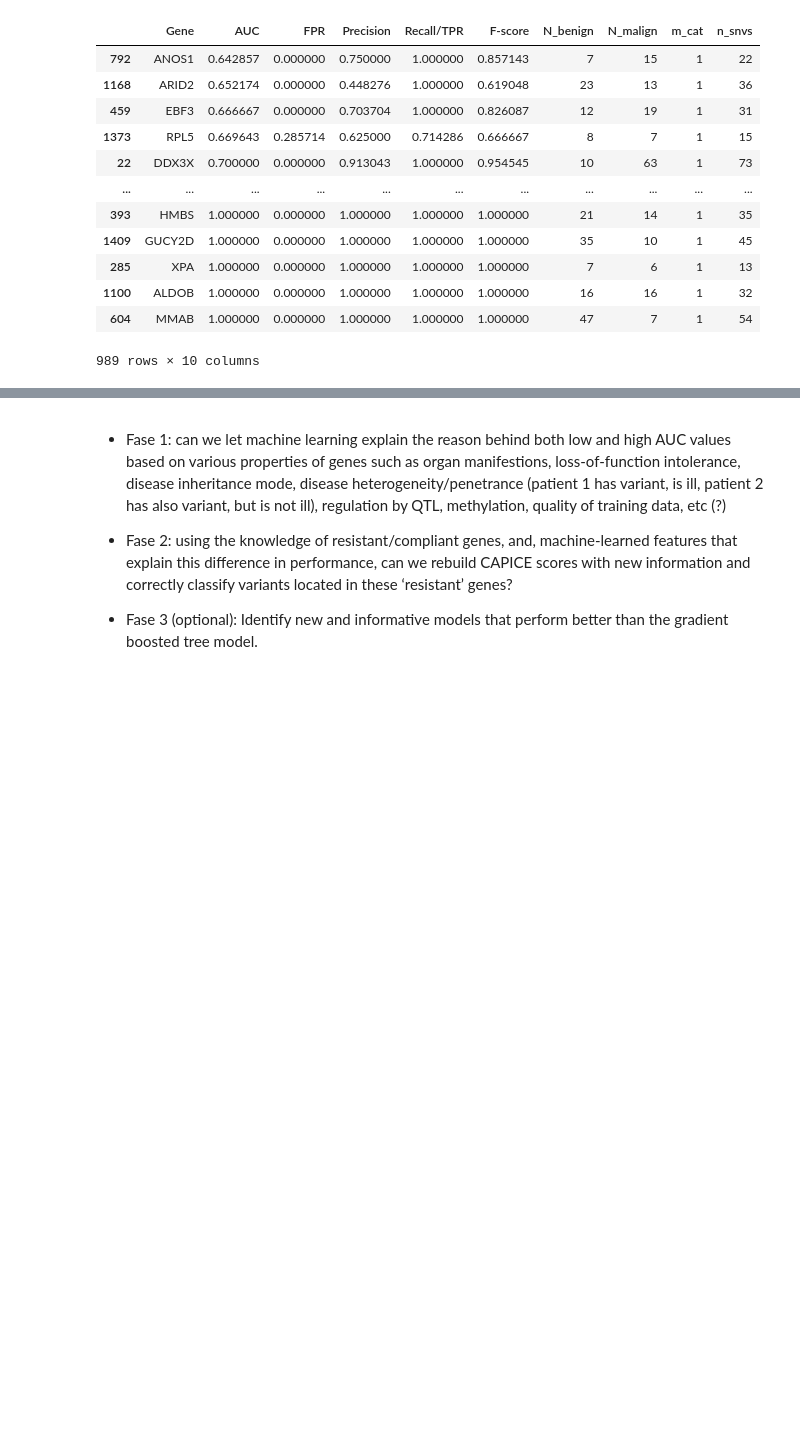
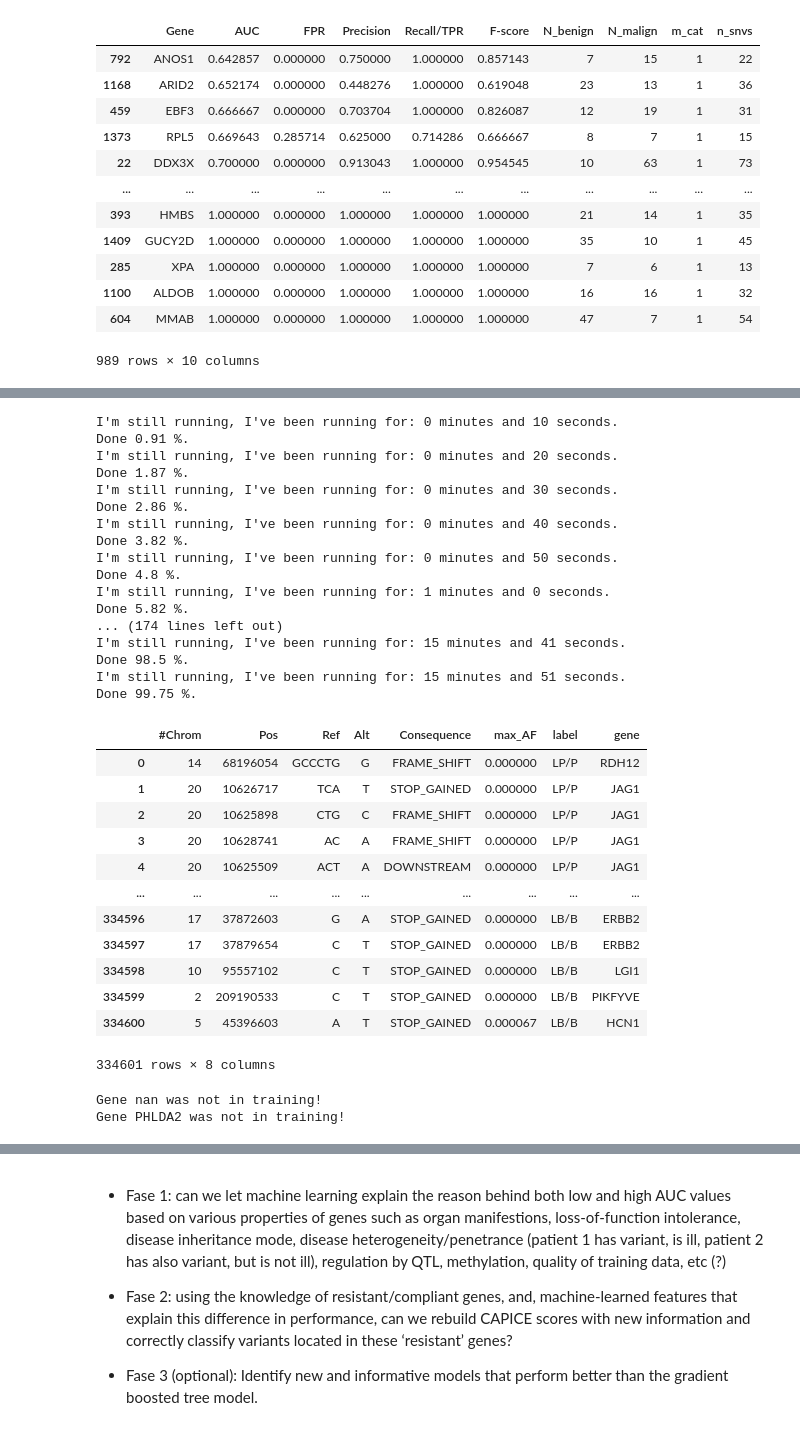
Before and after one commit to SietsmaRJ/dsls_master_thesis, a Jupyter notebook: side_scripts/detailed_data_visualization.ipynb, the cells around one changed output, grey strips where cells are left out. Saved outputs shown, nothing was run; the diff lists cells and outputs as text; code cells hidden in the pictures; blank space fills up the shorter version.

```diff
--- a/side_scripts/detailed_data_visualization.ipynb
+++ b/side_scripts/detailed_data_visualization.ipynb
@@ -523,0 +504,4 @@ plain_data.sort_values(by=['AUC'])
+# %%
+# Load in train data
+train_data = pd.read_csv(read_loc+"train.txt", sep='\t',header=0)
+train_data.head()
@@ -523,0 +515,3 @@ plain_data.sort_values(by=['AUC'])
+# %%
+genes = pd.read_csv(read_loc+'agilent_compressed.csv', header=0,index_col=0)
+genes.head()
@@ -523,0 +525,70 @@ plain_data.sort_values(by=['AUC'])
+# %%
+def genes_in_dataset(dataset, genes):
+    dataset['gene'] = np.NaN
+    time_before_whileloop = time.time()
+    total_rows = genes.shape[0]
+    done_rows = 0
+    time_forloop_started = time.time()
+    for gene in genes.iterrows():
+        time_in_whileloop = time.time()
+        if time_in_whileloop - time_before_whileloop > 10:
+            print(f"I'm still running, I've been running for: "
+                    f"{round(divmod(time_in_whileloop - time_forloop_started, 60)[0])}"
+                    f" minutes and "
+                    f"{round(divmod(time_in_whileloop - time_forloop_started, 60)[1])}"
+                    f" seconds.")
+            print(f'Done {round(done_rows/total_rows*100, ndigits=2)} %.')
+            time_before_whileloop = time.time()
+        gene = gene[1]
+        subset_chr = dataset[dataset['#Chrom'] == gene['chr']]
+        subset_min = subset_chr[subset_chr['Pos'] >= gene['start']]
+        full_subset = subset_min[subset_min['Pos'] <= gene['stop']]
+        if full_subset.shape[0] > 0:
+            dataset.loc[full_subset.index, 'gene'] = gene['gene']
+        done_rows += 1
+    return dataset
+# %%
+train_data = genes_in_dataset(train_data, genes)
+train_data
+# %% [output]
+I'm still running, I've been running for: 0 minutes and 10 seconds.
+Done 0.91 %.
+I'm still running, I've been running for: 0 minutes and 20 seconds.
+Done 1.87 %.
+I'm still running, I've been running for: 0 minutes and 30 seconds.
+Done 2.86 %.
+I'm still running, I've been running for: 0 minutes and 40 seconds.
+Done 3.82 %.
+I'm still running, I've been running for: 0 minutes and 50 seconds.
+Done 4.8 %.
+I'm still running, I've been running for: 1 minutes and 0 seconds.
+Done 5.82 %.
+... (174 lines left out)
+I'm still running, I've been running for: 15 minutes and 41 seconds.
+Done 98.5 %.
+I'm still running, I've been running for: 15 minutes and 51 seconds.
+Done 99.75 %.
+|  | #Chrom | Pos | Ref | Alt | Consequence | max_AF | label | gene |
+| 0 | 14 | 68196054 | GCCCTG | G | FRAME_SHIFT | 0.000000 | LP/P | RDH12 |
+| 1 | 20 | 10626717 | TCA | T | STOP_GAINED | 0.000000 | LP/P | JAG1 |
+| 2 | 20 | 10625898 | CTG | C | FRAME_SHIFT | 0.000000 | LP/P | JAG1 |
+| 3 | 20 | 10628741 | AC | A | FRAME_SHIFT | 0.000000 | LP/P | JAG1 |
+| 4 | 20 | 10625509 | ACT | A | DOWNSTREAM | 0.000000 | LP/P | JAG1 |
+| ... | ... | ... | ... | ... | ... | ... | ... | ... |
+| 334596 | 17 | 37872603 | G | A | STOP_GAINED | 0.000000 | LB/B | ERBB2 |
+| 334597 | 17 | 37879654 | C | T | STOP_GAINED | 0.000000 | LB/B | ERBB2 |
+| 334598 | 10 | 95557102 | C | T | STOP_GAINED | 0.000000 | LB/B | LGI1 |
+| 334599 | 2 | 209190533 | C | T | STOP_GAINED | 0.000000 | LB/B | PIKFYVE |
+| 334600 | 5 | 45396603 | A | T | STOP_GAINED | 0.000067 | LB/B | HCN1 |
+334601 rows × 8 columns
+# %%
+# Which genes are not in train, but in test?
+
+genes_test = dataset['gene'].unique().tolist()
+genes_train = train_data['gene'].unique().tolist()
+for gene in genes_test:
+    if gene not in genes_train:
+        print(f'Gene {gene} was not in training!')
+# %% [output]
+Gene nan was not in training!
+Gene PHLDA2 was not in training!
```
Also changed, not shown: parts of 15 cells of this notebook, 1 other file.
